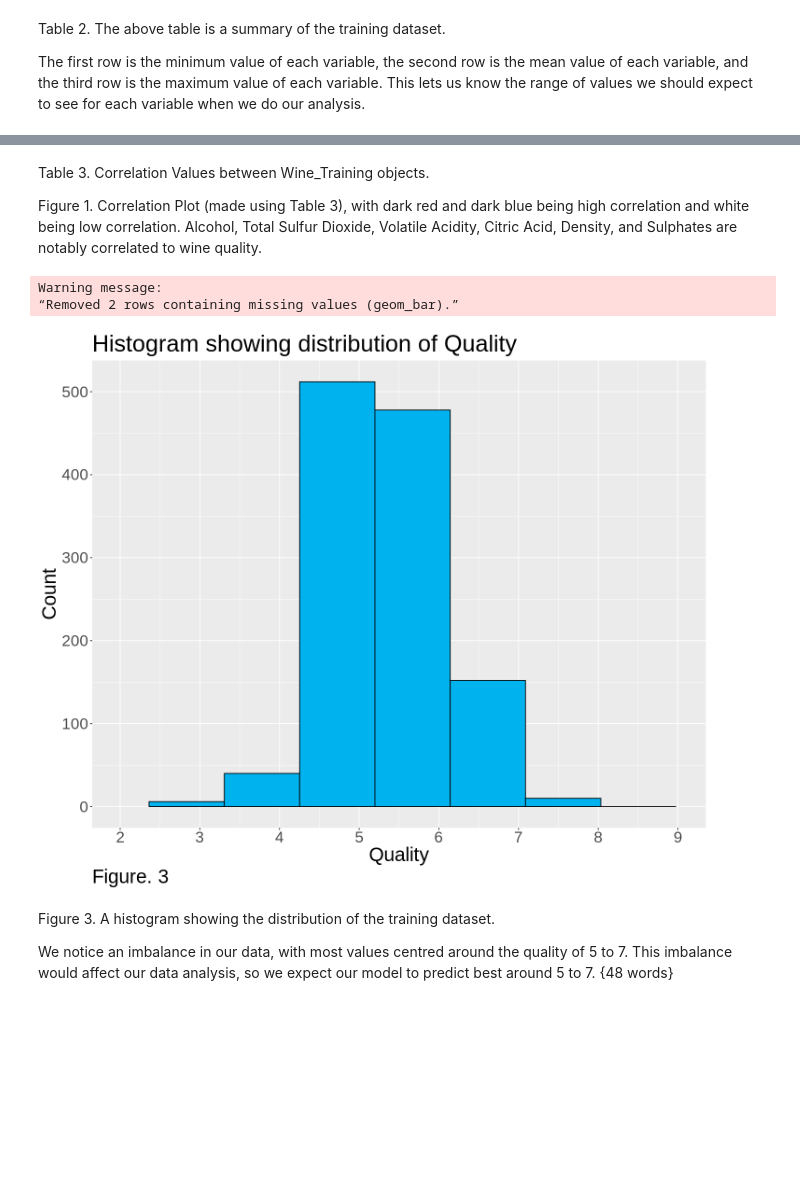
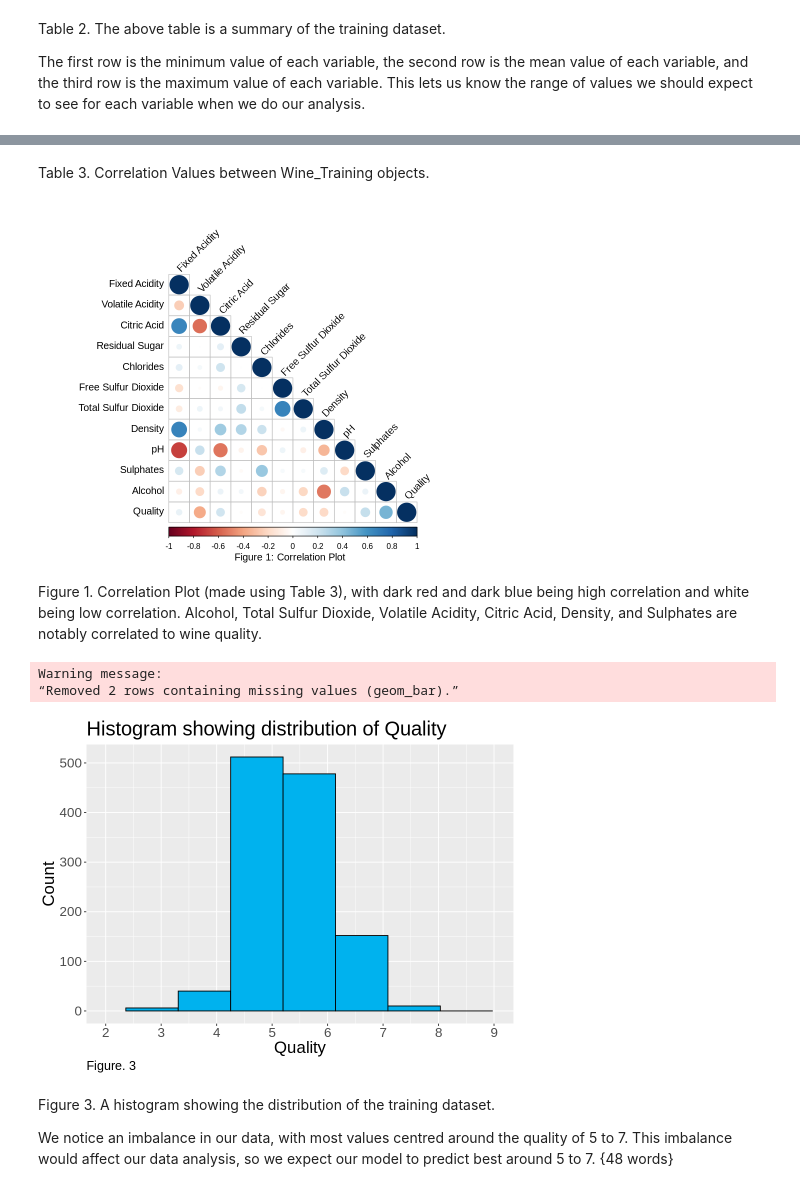
Before and after one commit to aleong2004/Wine-Quality-Prediction, a Jupyter notebook: Project.ipynb, the cells around one changed output, grey strips where cells are left out. Saved outputs shown, nothing was run; the diff lists cells and outputs as text; code cells hidden in the pictures; blank space fills up the shorter version.

```diff
--- a/Project.ipynb
+++ b/Project.ipynb
@@ -133,19 +116,25 @@ A matrix: 12 × 12 of type dbl
+# %% [markdown]
+Table 3. Correlation Values between Wine_Training objects.
+# %%
+corrplot(corr, type = "lower",
+         tl.col = "black", tl.srt = 45)
+title(sub = list("Figure 1: Correlation Plot", font= 20))
+# %% [output]
+[figure, added]
 # %% [markdown]
-Table 3. Correlation Values between Wine_Training objects.
-
-Figure 1. Correlation Plot (made using Table 3), with dark red and dark blue being high correlation and white being low correlation. Alcohol, Total Sulfur Dioxide, Volatile Acidity, Citric Acid, Density, and Sulphates are notably correlated to wine quality.
+ Figure 1. Correlation Plot (made using Table 3), with dark red and dark blue being high correlation and white being low correlation. Alcohol, Total Sulfur Dioxide, Volatile Acidity, Citric Acid, Density, and Sulphates are notably correlated to wine quality.
 # %%
-options(repr.plot.width = 12, repr.plot.height = 10)
+options(repr.plot.width = 8, repr.plot.height = 6)
  wine_training |>
                 ggplot(aes(x = quality))+ geom_histogram(binwidth = 0.945, fill = "deepskyblue2", col = "black") +
-                        theme(text = element_text(size = 25),
-                        plot.caption = element_text(size = 25, hjust = 0)) + labs(x = "Quality",
+                        theme(text = element_text(size = 20),
+                        plot.caption = element_text(size = 15, hjust = 0)) + labs(x = "Quality",
                          y= "Count", title = "Histogram showing distribution of Quality", caption = "Figure. 3") +
                           scale_x_continuous(breaks = c(2,3,4,5,6,7,8,9), lim = c(2,9))
 # %% [output]
 Warning message:
 “Removed 2 rows containing missing values (geom_bar).”
-[figure, old version]
+[figure, new version]
 # %% [markdown]
 Figure 3. A histogram showing the distribution of the training dataset.
 
```
Also changed, not shown: parts of 9 cells of this notebook.
